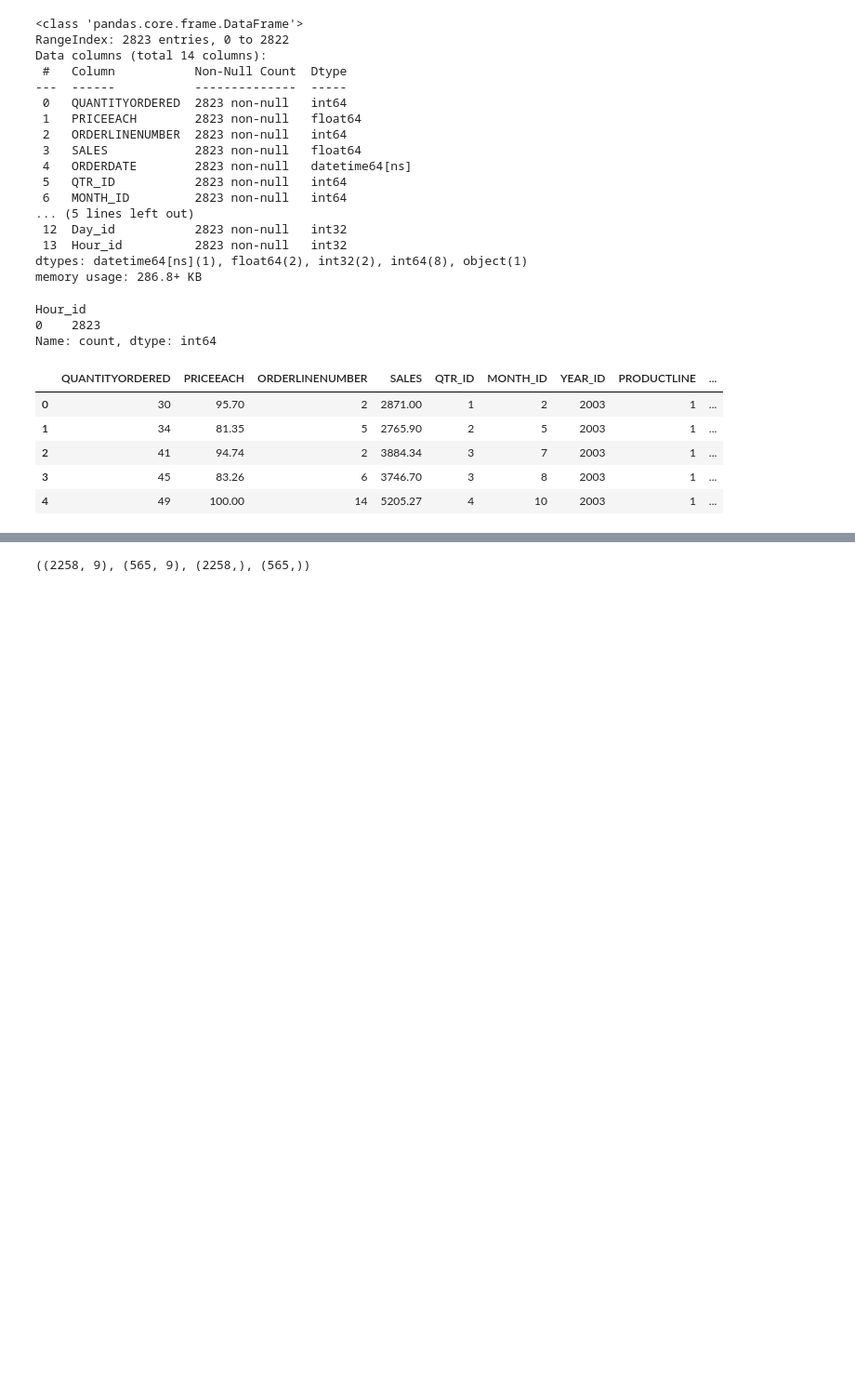
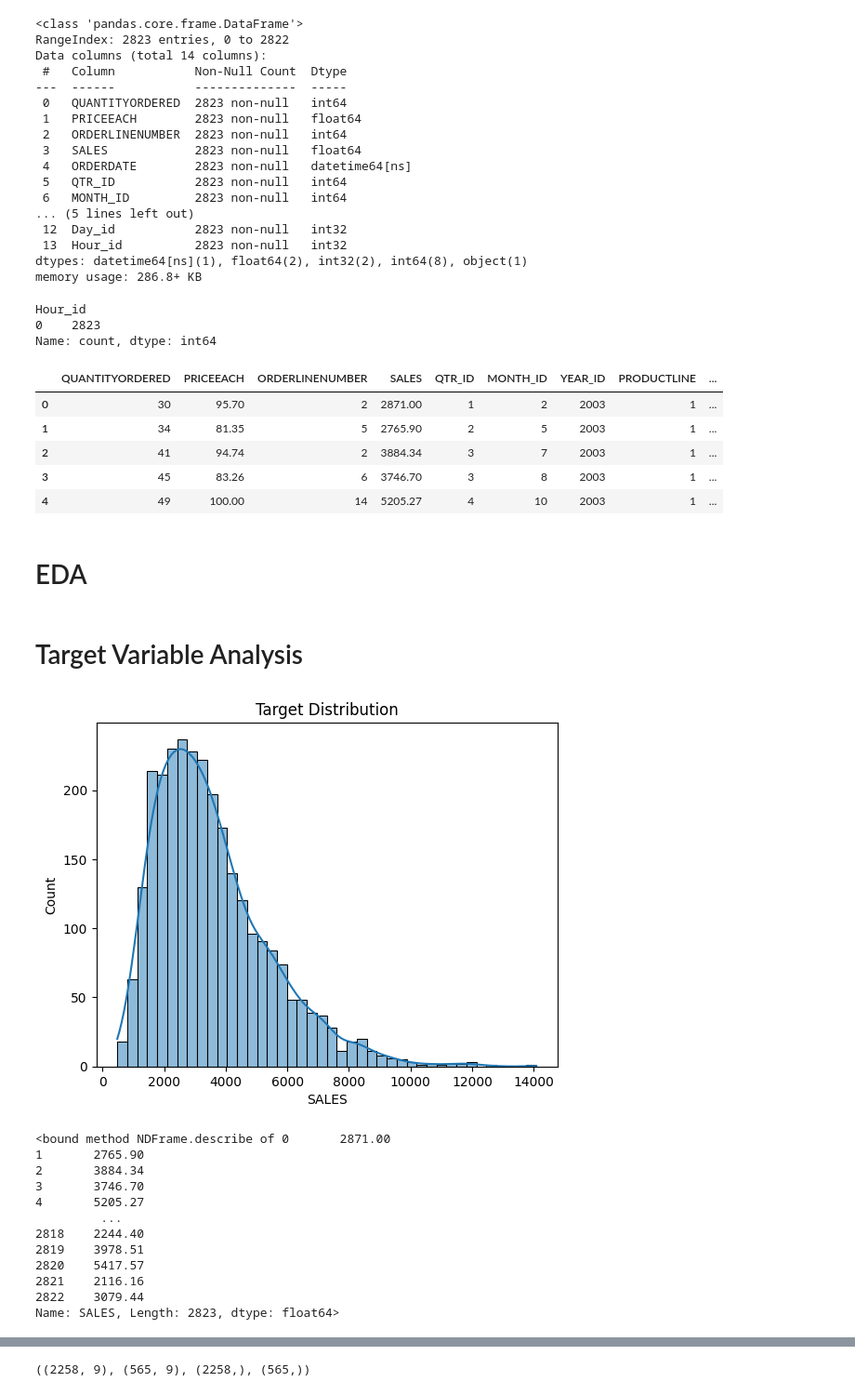
Before and after one commit to Rahul107213/Machine-Learning-Project, a Jupyter notebook: sales_data_sample.ipynb, the cells around one changed output, grey strips where cells are left out. Shown at 93% size. Cells and saved outputs as stored; diff of their text form; code cells hidden in the pictures; blank space fills up the shorter version.

```diff
--- a/sales_data_sample.ipynb
+++ b/sales_data_sample.ipynb
@@ -172,0 +177,24 @@ y = df_2['SALES']
+# %% [markdown]
+# EDA
+# %% [markdown]
+# Target Variable Analysis
+# %%
+target = 'SALES'
+sn.histplot(df_2[target],kde = True)
+plt.title('Target Distribution')
+plt.show()
+print(df[target].describe)
+# %% [output]
+[figure, added]
+<bound method NDFrame.describe of 0       2871.00
+1       2765.90
+2       3884.34
+3       3746.70
+4       5205.27
+         ...
+2818    2244.40
+2819    3978.51
+2820    5417.57
+2821    2116.16
+2822    3079.44
+Name: SALES, Length: 2823, dtype: float64>
```
Also changed, not shown: parts of 31 cells of this notebook.
